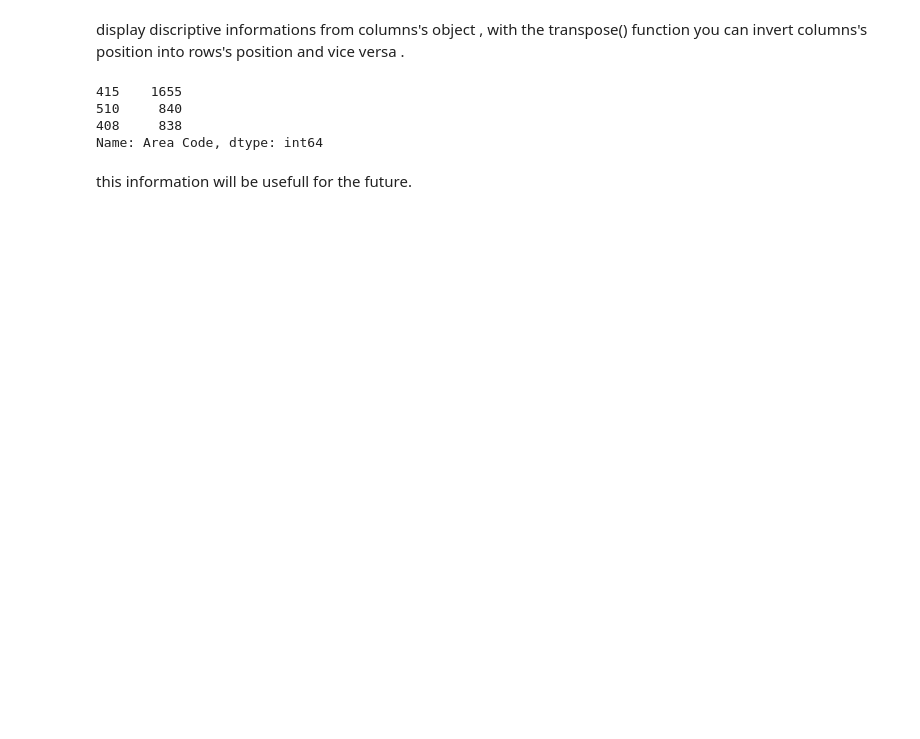
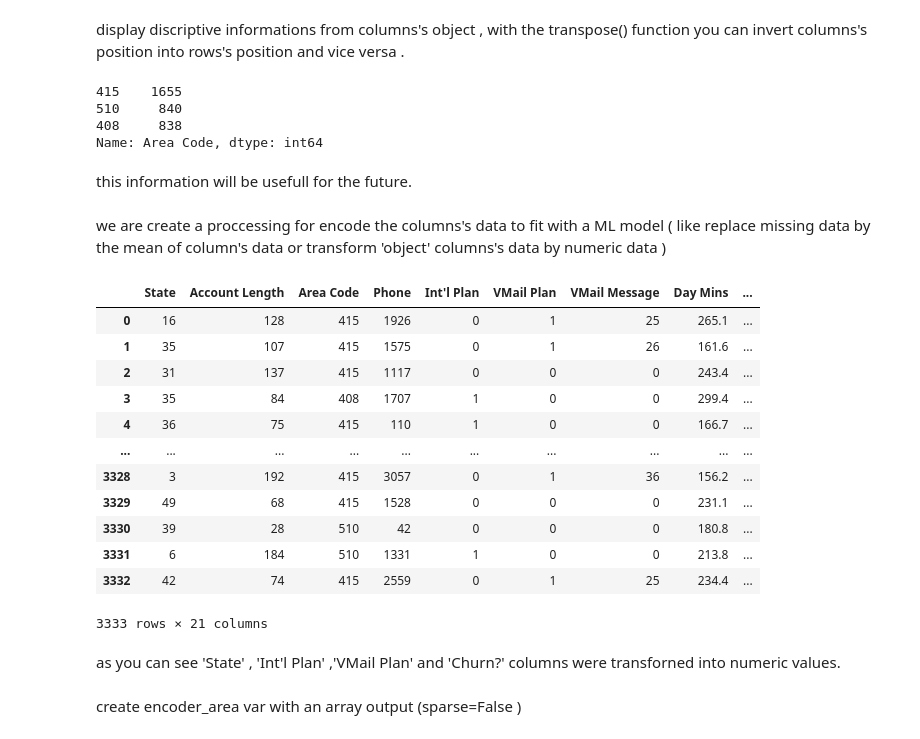
Before and after one commit to le-para/ML-TelecomCustomers, a Jupyter notebook: ML_Telecom_project_"Data_preparation".ipynb, the cells around one changed output. Drawn from its saved outputs; the diff is of its cells as text; code cells hidden in the pictures; blank space fills up the shorter version.

```diff
--- a/ML_Telecom_project_"Data_preparation".ipynb
+++ b/ML_Telecom_project_"Data_preparation".ipynb
@@ -99,0 +102,29 @@ this information will be usefull for the future.
+# %%
+dict_label_encode={}
+
+for col in telecom.columns:
+
+  if telecom[col].dtype==object:
+
+    dict_label_encode[col]=LabelEncoder()
+    telecom[col]=dict_label_encode[col].fit_transform(telecom[col])
+# %% [markdown]
+we are create a proccessing for encode the columns's data to fit with a ML model ( like replace missing data by the mean of column's data or transform 'object' columns's data by numeric data )
+# %%
+telecom
+# %% [output]
+|  | State | Account Length | Area Code | Phone | Int'l Plan | VMail Plan | VMail Message | Day Mins | ... |
+| 0 | 16 | 128 | 415 | 1926 | 0 | 1 | 25 | 265.1 | ... |
+| 1 | 35 | 107 | 415 | 1575 | 0 | 1 | 26 | 161.6 | ... |
+| 2 | 31 | 137 | 415 | 1117 | 0 | 0 | 0 | 243.4 | ... |
+| 3 | 35 | 84 | 408 | 1707 | 1 | 0 | 0 | 299.4 | ... |
+| 4 | 36 | 75 | 415 | 110 | 1 | 0 | 0 | 166.7 | ... |
+| ... | ... | ... | ... | ... | ... | ... | ... | ... | ... |
+| 3328 | 3 | 192 | 415 | 3057 | 0 | 1 | 36 | 156.2 | ... |
+| 3329 | 49 | 68 | 415 | 1528 | 0 | 0 | 0 | 231.1 | ... |
+| 3330 | 39 | 28 | 510 | 42 | 0 | 0 | 0 | 180.8 | ... |
+| 3331 | 6 | 184 | 510 | 1331 | 1 | 0 | 0 | 213.8 | ... |
+| 3332 | 42 | 74 | 415 | 2559 | 0 | 1 | 25 | 234.4 | ... |
+3333 rows × 21 columns
+# %% [markdown]
+as you can see 'State' , 'Int'l Plan' ,'VMail Plan' and 'Churn?' columns were transforned into numeric values.
@@ -99,0 +133,2 @@ this information will be usefull for the future.
+# %% [markdown]
+create encoder_area var with an array output (sparse=False )
```
Also changed, not shown: parts of 16 cells of this notebook.
